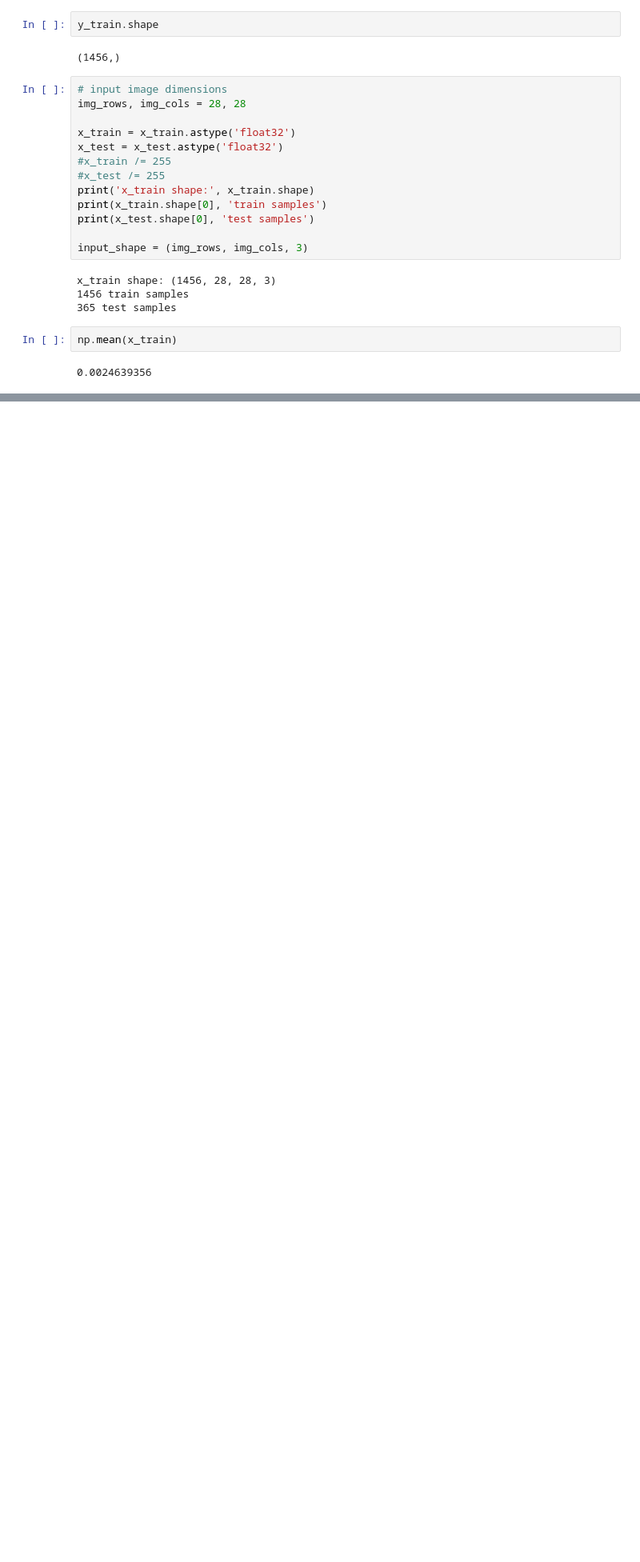
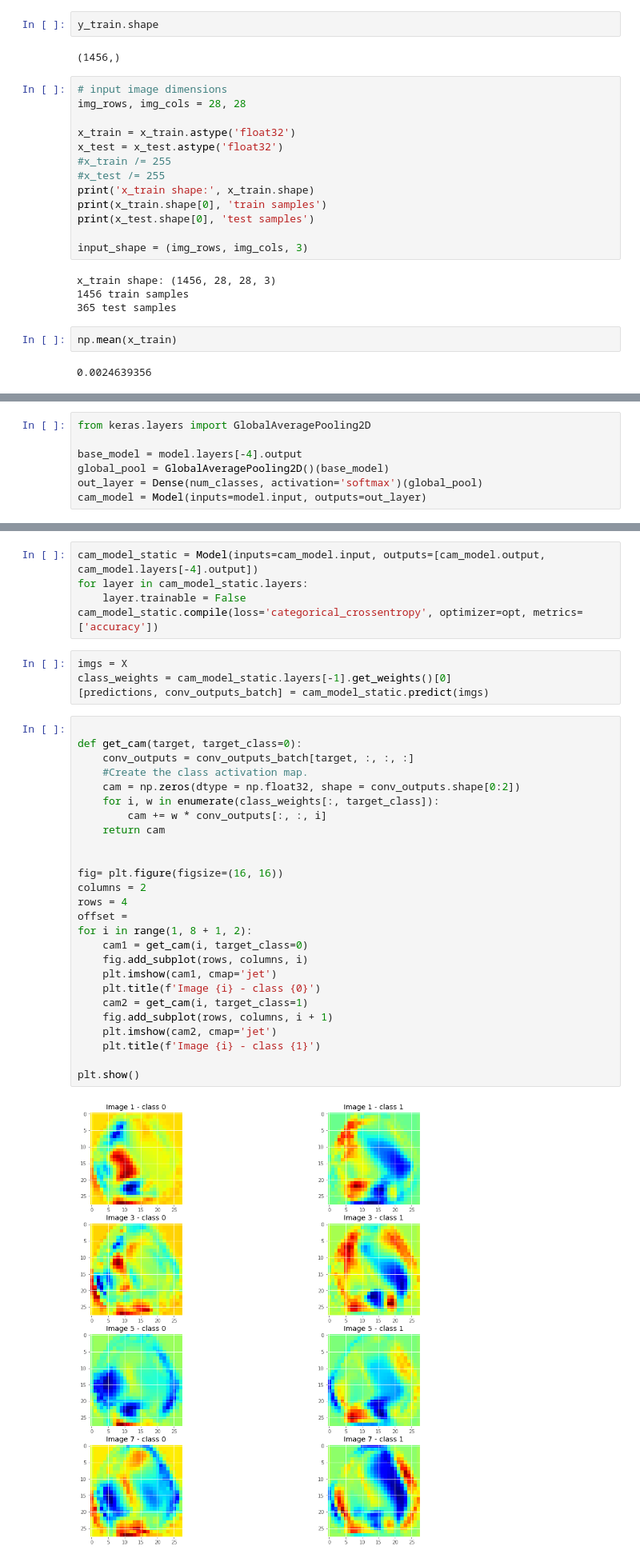
Before and after one commit to pdpino/EEG-Classification, a Jupyter notebook: Train.ipynb, the cells around one changed output, grey strips where cells are left out. Shown: that part at 80% size. Cells and saved outputs as stored; diff of their text form; blank space fills up the shorter version.

Commit message:
Add CNN activation map vis

```diff
--- a/Train.ipynb
+++ b/Train.ipynb
@@ -148,0 +165,7 @@ Epoch 200/200
+# %%
+from keras.layers import GlobalAveragePooling2D
+
+base_model = model.layers[-4].output
+global_pool = GlobalAveragePooling2D()(base_model)
+out_layer = Dense(num_classes, activation='softmax')(global_pool)
+cam_model = Model(inputs=model.input, outputs=out_layer)
@@ -148,0 +231,37 @@ Epoch 200/200
+# %%
+cam_model_static = Model(inputs=cam_model.input, outputs=[cam_model.output, cam_model.layers[-4].output])
+for layer in cam_model_static.layers:
+    layer.trainable = False
+cam_model_static.compile(loss='categorical_crossentropy', optimizer=opt, metrics=['accuracy'])
+# %%
+imgs = X
+class_weights = cam_model_static.layers[-1].get_weights()[0]
+[predictions, conv_outputs_batch] = cam_model_static.predict(imgs)
+# %%
+
+def get_cam(target, target_class=0):
+    conv_outputs = conv_outputs_batch[target, :, :, :]
+    #Create the class activation map.
+    cam = np.zeros(dtype = np.float32, shape = conv_outputs.shape[0:2])
+    for i, w in enumerate(class_weights[:, target_class]):
+        cam += w * conv_outputs[:, :, i]
+    return cam
+
+
+fig= plt.figure(figsize=(16, 16))
+columns = 2
+rows = 4
+offset =
+for i in range(1, 8 + 1, 2):
+    cam1 = get_cam(i, target_class=0)
+    fig.add_subplot(rows, columns, i)
+    plt.imshow(cam1, cmap='jet')
+    plt.title(f'Image {i} - class {0}')
+    cam2 = get_cam(i, target_class=1)
+    fig.add_subplot(rows, columns, i + 1)
+    plt.imshow(cam2, cmap='jet')
+    plt.title(f'Image {i} - class {1}')
+
+plt.show()
+# %% [output]
+[figure, added]
```
Also changed, not shown: parts of 11 cells of this notebook, 2 other files.
